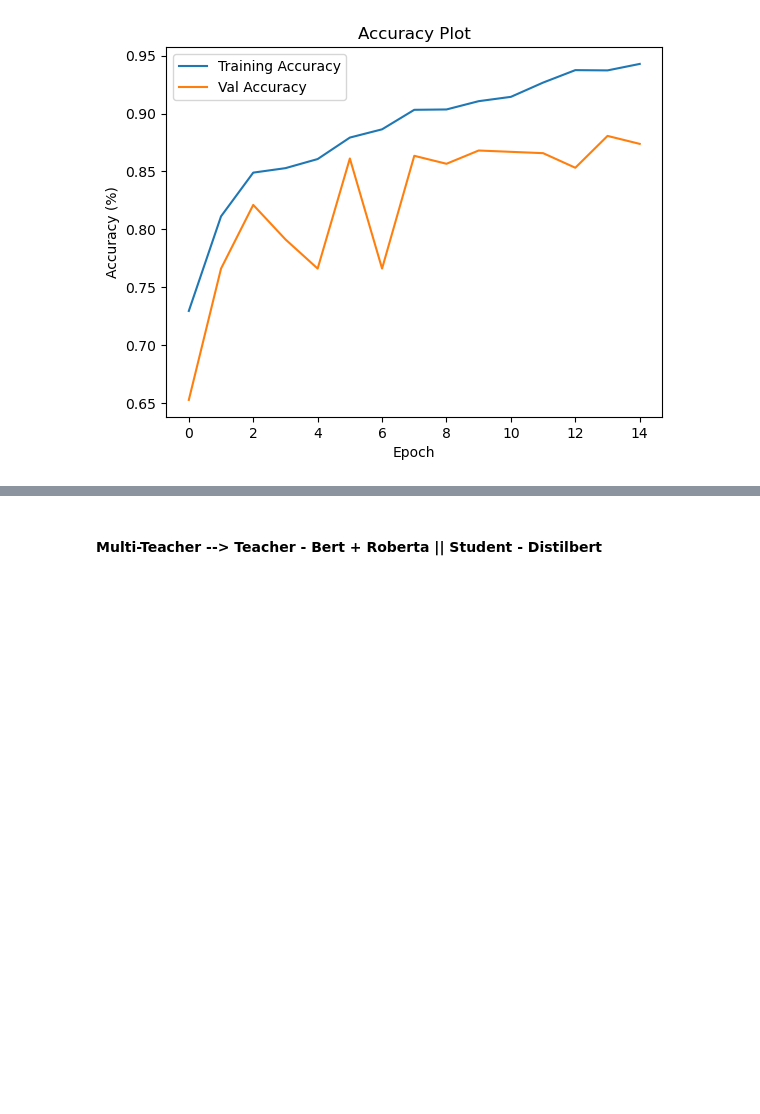
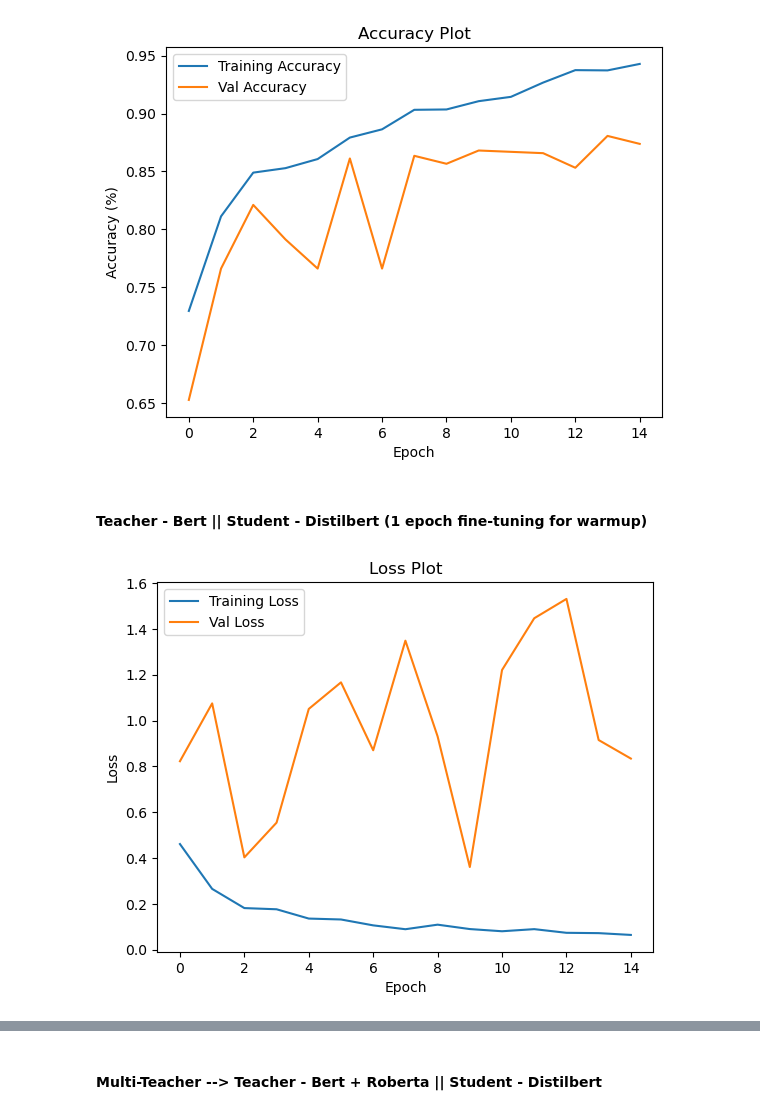
Before and after one commit to aal2015/NLP-Project, a Jupyter notebook: models_analysis.ipynb, the cells around one changed output, grey strips where cells are left out. Drawn from its saved outputs; the diff is of its cells as text; code cells hidden in the pictures; blank space fills up the shorter version.

```diff
--- a/models_analysis.ipynb
+++ b/models_analysis.ipynb
@@ -411,3 +434,12 @@ plotAccuracy(metaDistil_roberta_distilbert_hist['train_accs'], metaDistil_robert
             title="Accuracy Plot")
 # %% [output]
 [figure]
+# %% [markdown]
+#### Teacher - Bert || Student - Distilbert (1 epoch fine-tuning for warmup)
+# %%
+metaDistil_ft_bert_distilbert_hist = torch.load(metaDistil_ft_bert_distilbert_hist_path)
+# %%
+plotLoss(metaDistil_ft_bert_distilbert_hist['train_losses'], metaDistil_ft_bert_distilbert_hist['val_losses'],
+        title="Loss Plot")
+# %% [output]
+[figure, added]
```
Also changed, not shown: parts of 30 cells of this notebook, 3 other files.
